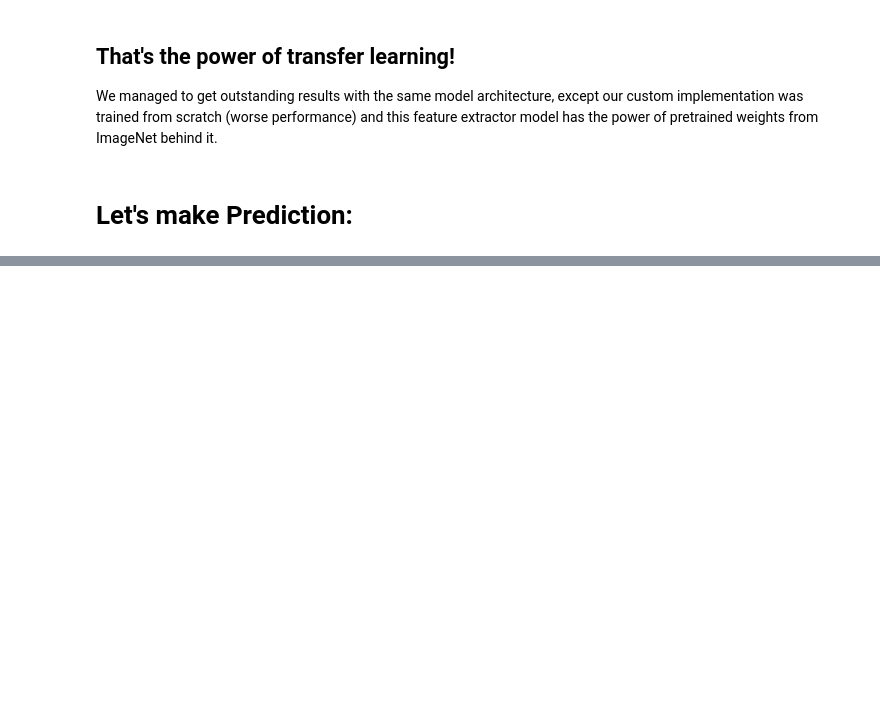
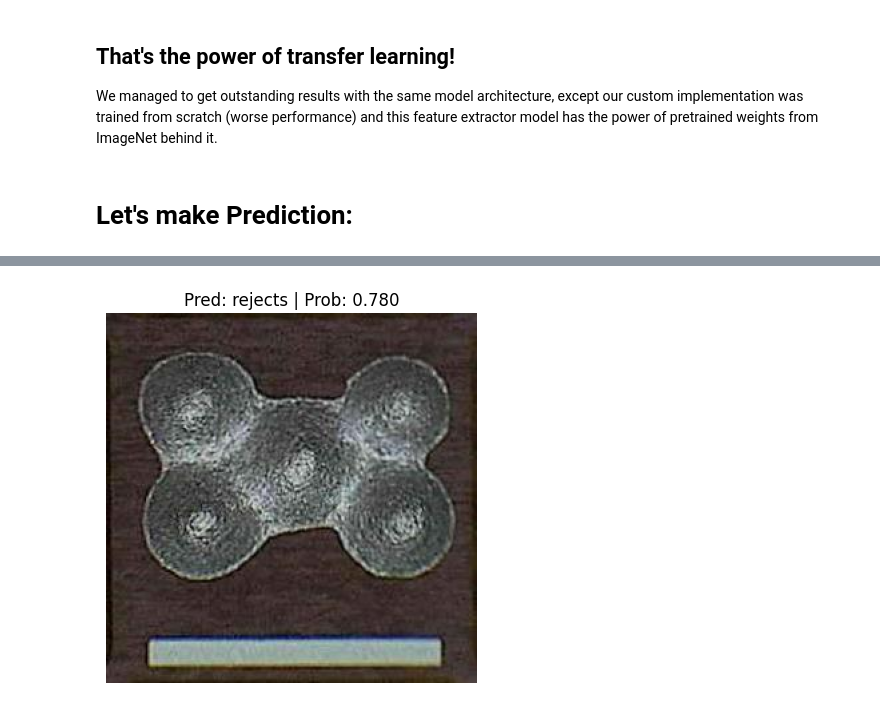
Before and after one commit to theerawatramchuen/vit_img_classif, a Jupyter notebook: vit_ebs.ipynb, the cells around one changed output, grey strips where cells are left out. Cells and saved outputs as stored; diff of their text form; code cells hidden in the pictures; blank space fills up the shorter version.

```diff
--- a/vit_ebs.ipynb
+++ b/vit_ebs.ipynb
@@ -220,0 +221,10 @@ pred_and_plot_image(model=pretrained_vit,
+# %%
+# Setup custom image path
+custom_image_path = 'R-019.jpg'
+# %%
+# Predict on custom image
+pred_and_plot_image(model=pretrained_vit,
+                    image_path=custom_image_path,
+                    class_names=class_names)
+# %% [output]
+[figure, added]
```
Also changed, not shown: parts of 4 cells of this notebook, 3 other files.
